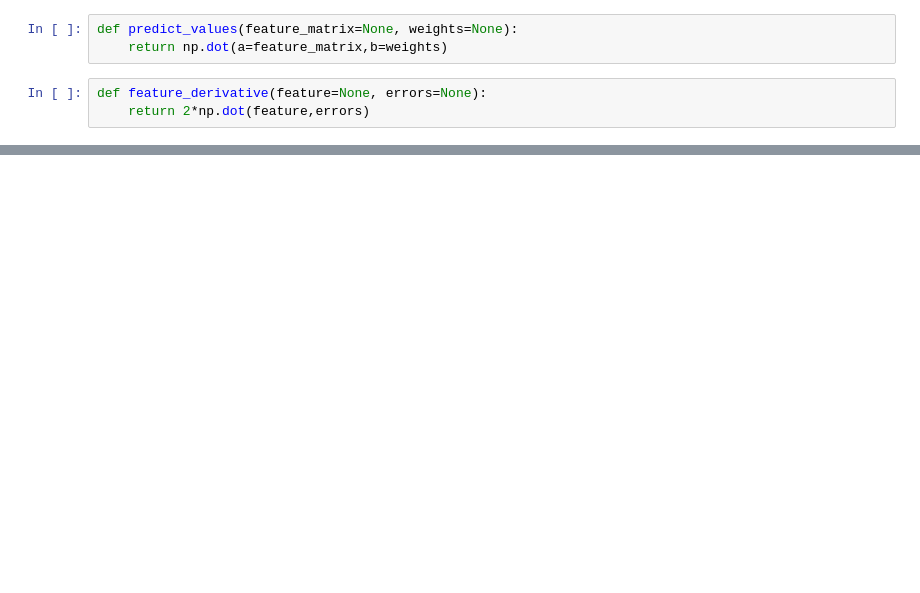
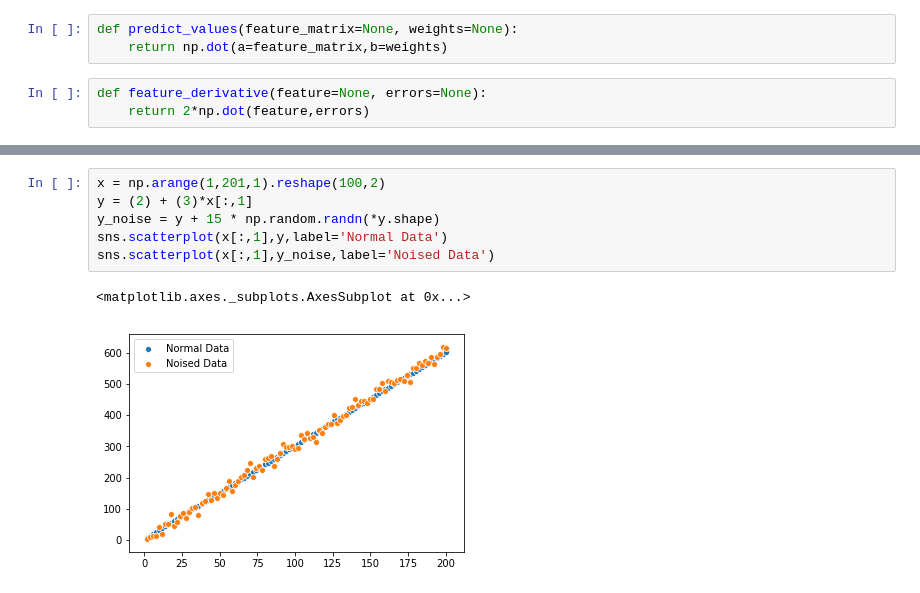
Before and after one commit to nauman-chaudhary/LinearRegression, a Jupyter notebook: MLR.ipynb, the cells around one changed output, grey strips where cells are left out. Saved outputs shown, nothing was run; the diff lists cells and outputs as text; blank space fills up the shorter version.

```diff
--- a/MLR.ipynb
+++ b/MLR.ipynb
@@ -109,0 +142,9 @@ target
+# %%
+x = np.arange(1,201,1).reshape(100,2)
+y = (2) + (3)*x[:,1]
+y_noise = y + 15 * np.random.randn(*y.shape)
+sns.scatterplot(x[:,1],y,label='Normal Data')
+sns.scatterplot(x[:,1],y_noise,label='Noised Data')
+# %% [output]
+<matplotlib.axes._subplots.AxesSubplot at 0x...>
+[figure, added]
```
Also changed, not shown: parts of 22 cells of this notebook, 2 other files.
